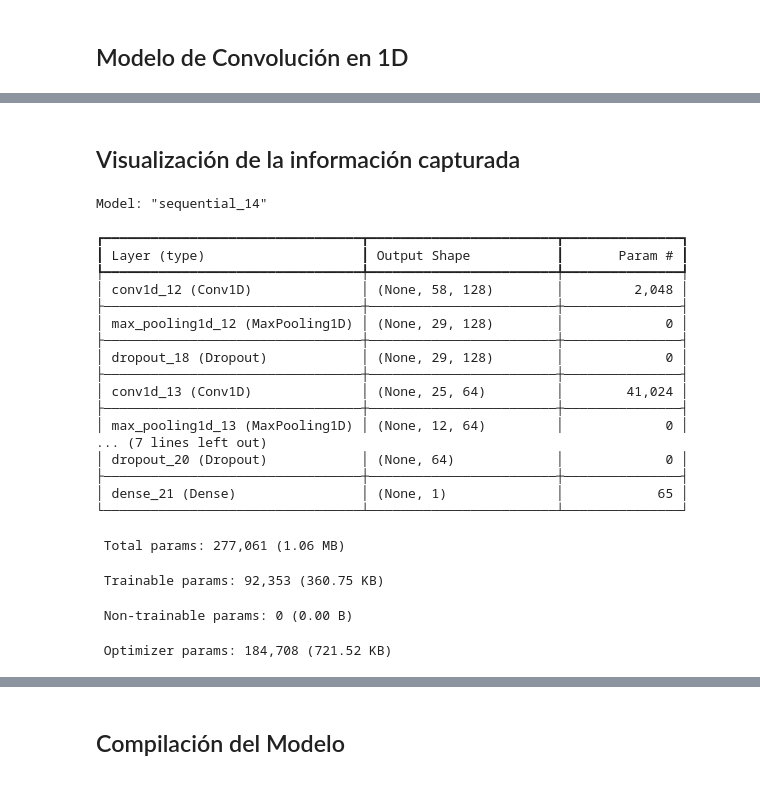
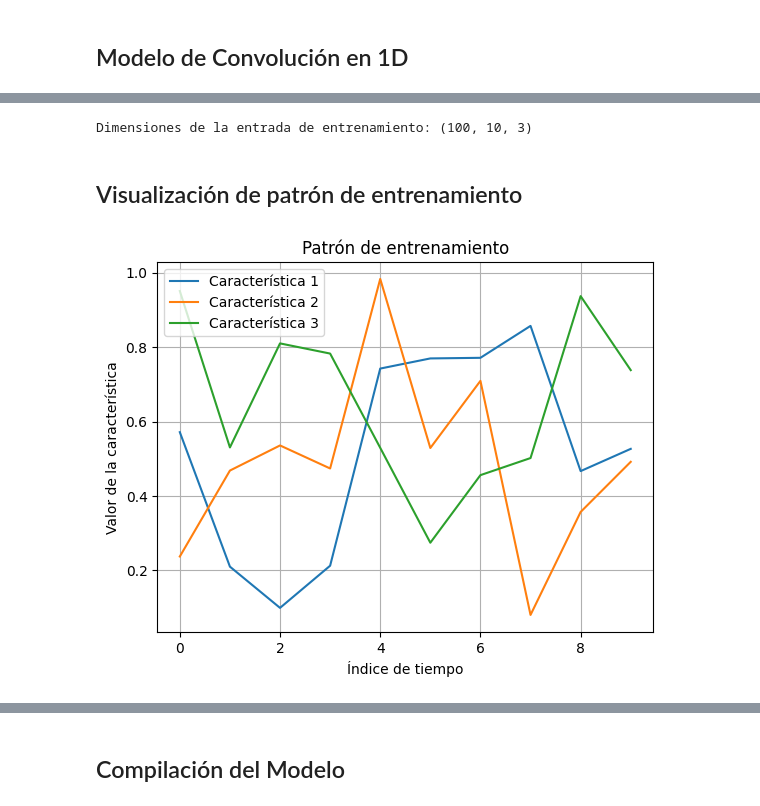
Before and after one commit to Sebastian-Cely/M1-Procesamiento-datos-secuenciales, a Jupyter notebook: notebooks/motion_model.ipynb, the cells around one changed output, grey strips where cells are left out. Cells and saved outputs as stored; diff of their text form; code cells hidden in the pictures.

```diff
--- a/notebooks/motion_model.ipynb
+++ b/notebooks/motion_model.ipynb
@@ -439,27 +441,48 @@ Model: "sequential_15"
+# %%
+import numpy as np
+
+# Definir el tamaño de la ventana
+tamaño_ventana = 10
+
+n_patrones_entrenamiento = 100
+n_caracteristicas = 3
+
+# Generar datos de entrenamiento simulados
+datos_entrenamiento = np.random.rand(n_patrones_entrenamiento, tamaño_ventana, n_caracteristicas)
+
+# Crear la variable de entrada de entrenamiento del modelo
+# La forma será (número de patrones de entrenamiento, tamaño de la ventana, número de canales)
+X_train = datos_entrenamiento
+
+# Verificar las dimensiones de la entrada de entrenamiento
+print("Dimensiones de la entrada de entrenamiento:", X_train.shape)
+# %% [output]
+Dimensiones de la entrada de entrenamiento: (100, 10, 3)
 # %% [markdown]
-## Visualización de la información capturada
+## Visualización de patrón de entrenamiento
-# %%
-model.summary()
-# %% [output]
-Model: "sequential_14"
-┏━━━━━━━━━━━━━━━━━━━━━━━━━━━━━━━━━┳━━━━━━━━━━━━━━━━━━━━━━━━┳━━━━━━━━━━━━━━━┓
-┃ Layer (type)                    ┃ Output Shape           ┃       Param # ┃
-┡━━━━━━━━━━━━━━━━━━━━━━━━━━━━━━━━━╇━━━━━━━━━━━━━━━━━━━━━━━━╇━━━━━━━━━━━━━━━┩
-│ conv1d_12 (Conv1D)              │ (None, 58, 128)        │         2,048 │
-├─────────────────────────────────┼────────────────────────┼───────────────┤
-│ max_pooling1d_12 (MaxPooling1D) │ (None, 29, 128)        │             0 │
-├─────────────────────────────────┼────────────────────────┼───────────────┤
-│ dropout_18 (Dropout)            │ (None, 29, 128)        │             0 │
-├─────────────────────────────────┼────────────────────────┼───────────────┤
-│ conv1d_13 (Conv1D)              │ (None, 25, 64)         │        41,024 │
-├─────────────────────────────────┼────────────────────────┼───────────────┤
-│ max_pooling1d_13 (MaxPooling1D) │ (None, 12, 64)         │             0 │
-... (7 lines left out)
-│ dropout_20 (Dropout)            │ (None, 64)             │             0 │
-├─────────────────────────────────┼────────────────────────┼───────────────┤
-│ dense_21 (Dense)                │ (None, 1)              │            65 │
-└─────────────────────────────────┴────────────────────────┴───────────────┘
- Total params: 277,061 (1.06 MB)
- Trainable params: 92,353 (360.75 KB)
- Non-trainable params: 0 (0.00 B)
- Optimizer params: 184,708 (721.52 KB)
+# %%
+import matplotlib.pyplot as plt
+
+# Seleccionar un índice de patrón de entrenamiento para visualizar
+indice_patron = 0
+
+# Extraer las características del patrón de entrenamiento seleccionado
+caracteristicas_patron = X_train[indice_patron]
+
+# Crear una lista de índices de tiempo para el patrón de entrenamiento
+indice_tiempo = range(tamaño_ventana)
+
+# Trazar las características del patrón de entrenamiento
+plt.plot(indice_tiempo, caracteristicas_patron[:, 0], label='Característica 1')
+plt.plot(indice_tiempo, caracteristicas_patron[:, 1], label='Característica 2')
+plt.plot(indice_tiempo, caracteristicas_patron[:, 2], label='Característica 3')
+
+# Etiquetas y título del gráfico
+plt.xlabel('Índice de tiempo')
+plt.ylabel('Valor de la característica')
+plt.title('Patrón de entrenamiento')
+plt.legend()  # Mostrar leyenda
+plt.grid(True)  # Mostrar cuadrícula
+plt.show()
+# %% [output]
+[figure, added]
```
Also changed, not shown: parts of 11 cells of this notebook.
